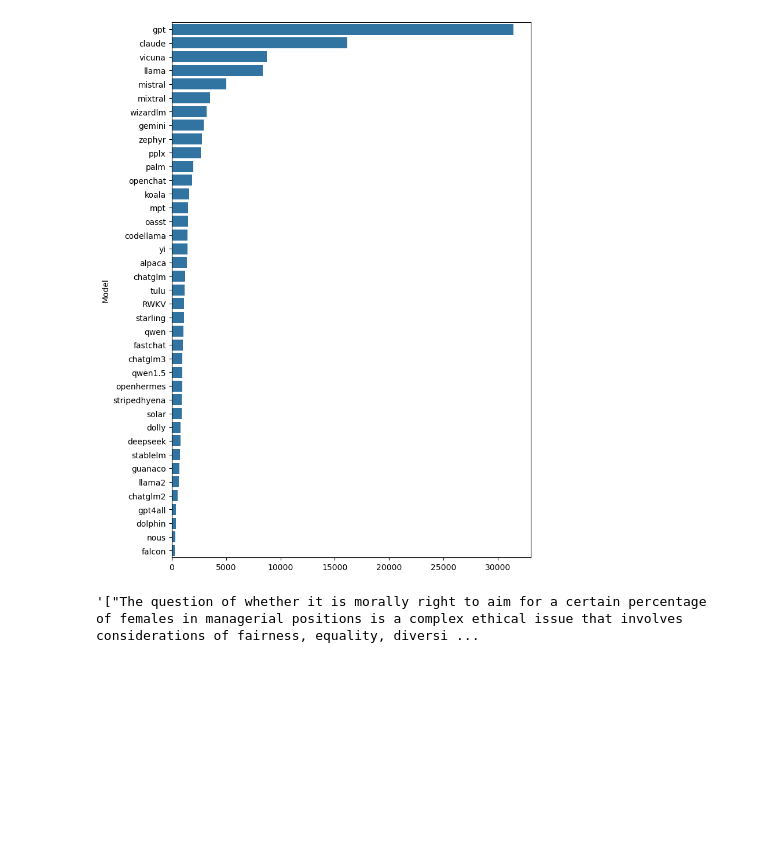
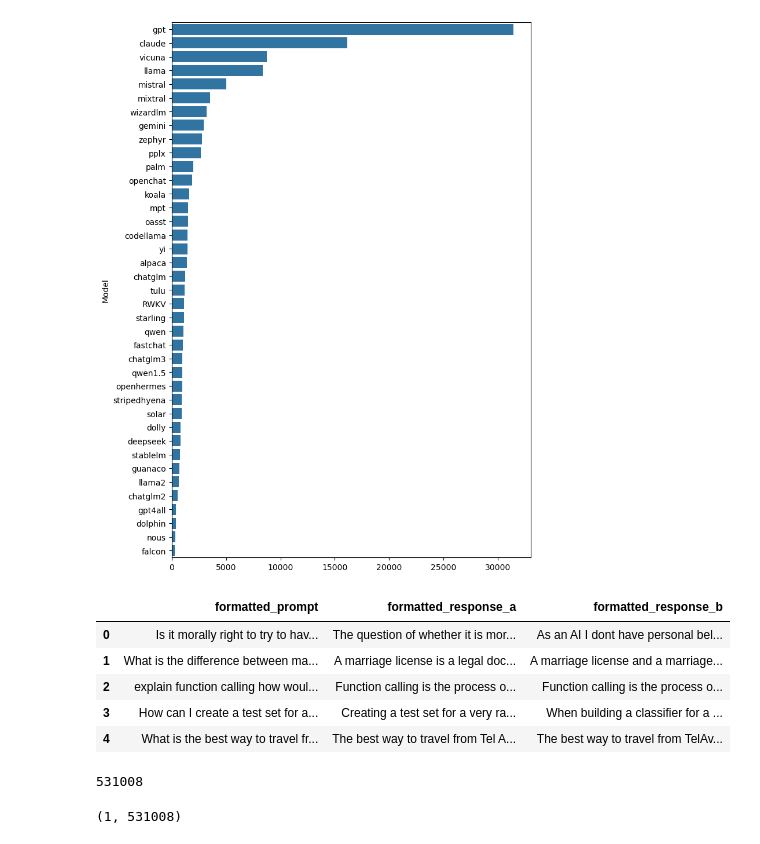
Before and after one commit to Dmytro1996/llm_classification_finetuning_kaggle, a Jupyter notebook: LLM_Classification_Finetuning.ipynb, the cells around one changed output. Saved outputs shown, nothing was run; the diff lists cells and outputs as text; code cells hidden in the pictures; blank space fills up the shorter version.

```diff
--- a/LLM_Classification_Finetuning.ipynb
+++ b/LLM_Classification_Finetuning.ipynb
@@ -159,10 +159,17 @@ sns.barplot(x = models_by_num_of_occurences.values, y = models_by_num_of_occuren
 # %%
 import re
 # %%
-#def format_responses(row):
-#    return re.sub('\W\S', '', row.response_a), re.sub('\W\S', '', row.response_b)
-#llm_responses[['response_a', 'response_b']].apply(lambda row: format_responses(row), axis = 1, result_type = 'expand')
-#re.sub('[^\w ]', '', llm_responses.iloc[0]['response_a'])
-llm_responses.iloc[0]['response_a']
+def format_responses(row):
+    formatted_cols = []
+    for text in [row.prompt, row.response_a, row.response_b]:
+        formatted_cols.append(re.sub('[^\w ]', '', re.sub('\\\\n', ' ', text)))
+    return formatted_cols
+llm_responses[['formatted_prompt', 'formatted_response_a', 'formatted_response_b']] = llm_responses[['prompt', 'response_a', 'response_b']].apply(lambda row: format_responses(row), axis = 1, result_type = 'expand')
+llm_responses[['formatted_prompt', 'formatted_response_a', 'formatted_response_b']].head()
 # %% [output]
-'["The question of whether it is morally right to aim for a certain percentage of females in managerial positions is a complex ethical issue that involves considerations of fairness, equality, diversi ...
+|  | formatted_prompt | formatted_response_a | formatted_response_b |
+| 0 | Is it morally right to try to hav... | The question of whether it is mor... | As an AI I dont have personal bel... |
+| 1 | What is the difference between ma... | A marriage license is a legal doc... | A marriage license and a marriage... |
+| 2 | explain function calling how woul... | Function calling is the process o... | Function calling is the process o... |
+| 3 | How can I create a test set for a... | Creating a test set for a very ra... | When building a classifier for a ... |
+| 4 | What is the best way to travel fr... | The best way to travel from Tel A... | The best way to travel from TelAv... |
@@ -168,0 +182,9 @@ llm_responses.iloc[0]['response_a']
+# %%
+print(len(text_vectorizer.vocabulary_))
+# %% [output]
+531008
+# %%
+print(text_vectorizer.transform([llm_responses['formatted_response_a'][0]]).shape)
+#pd.concat([llm_responses['formatted_response_a'], llm_responses['formatted_response_b']]).apply(lambda text : text.split())
+# %% [output]
+(1, 531008)
```
Also changed, not shown: parts of 38 cells of this notebook.
